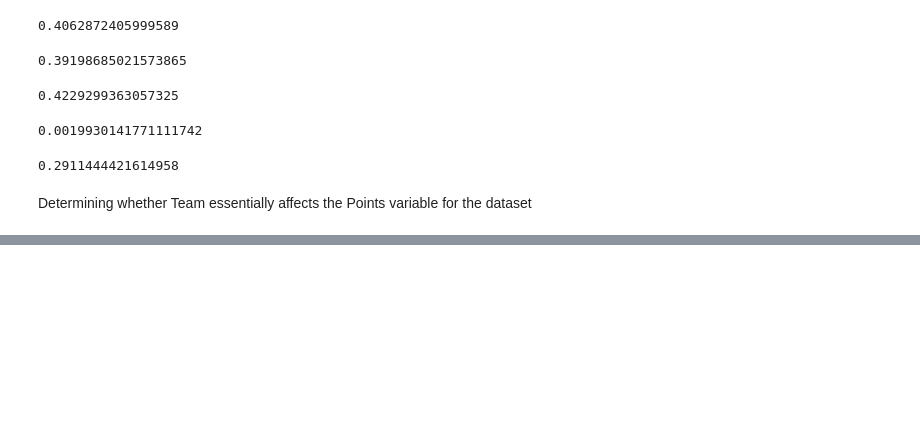
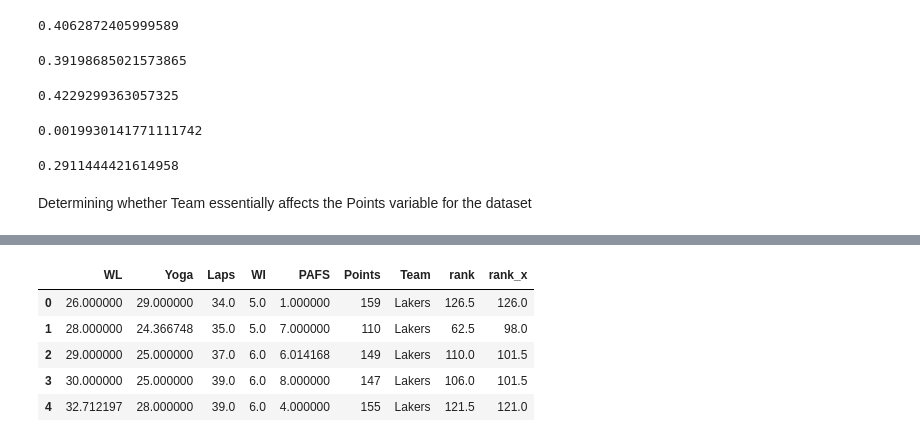
Before and after one commit to sk-aili/sports-analytics-2, a Jupyter notebook: lib/polynomial_regression.ipynb, the cells around one changed output, grey strips where cells are left out. Drawn from its saved outputs; the diff is of its cells as text; code cells hidden in the pictures; blank space fills up the shorter version.

```diff
--- a/lib/polynomial_regression.ipynb
+++ b/lib/polynomial_regression.ipynb
@@ -646,0 +662,11 @@ Determining whether Team essentially affects the Points variable for the dataset
+# %%
+sample_df = df_new[df_new.index.isin(sample_match_id)].reset_index(drop=True)
+
+sample_df.head()
+# %% [output]
+|  | WL | Yoga | Laps | WI | PAFS | Points | Team | rank | rank_x |
+| 0 | 26.000000 | 29.000000 | 34.0 | 5.0 | 1.000000 | 159 | Lakers | 126.5 | 126.0 |
+| 1 | 28.000000 | 24.366748 | 35.0 | 5.0 | 7.000000 | 110 | Lakers | 62.5 | 98.0 |
+| 2 | 29.000000 | 25.000000 | 37.0 | 6.0 | 6.014168 | 149 | Lakers | 110.0 | 101.5 |
+| 3 | 30.000000 | 25.000000 | 39.0 | 6.0 | 8.000000 | 147 | Lakers | 106.0 | 101.5 |
+| 4 | 32.712197 | 28.000000 | 39.0 | 6.0 | 4.000000 | 155 | Lakers | 121.5 | 121.0 |
```
Also changed, not shown: parts of 14 cells of this notebook.
